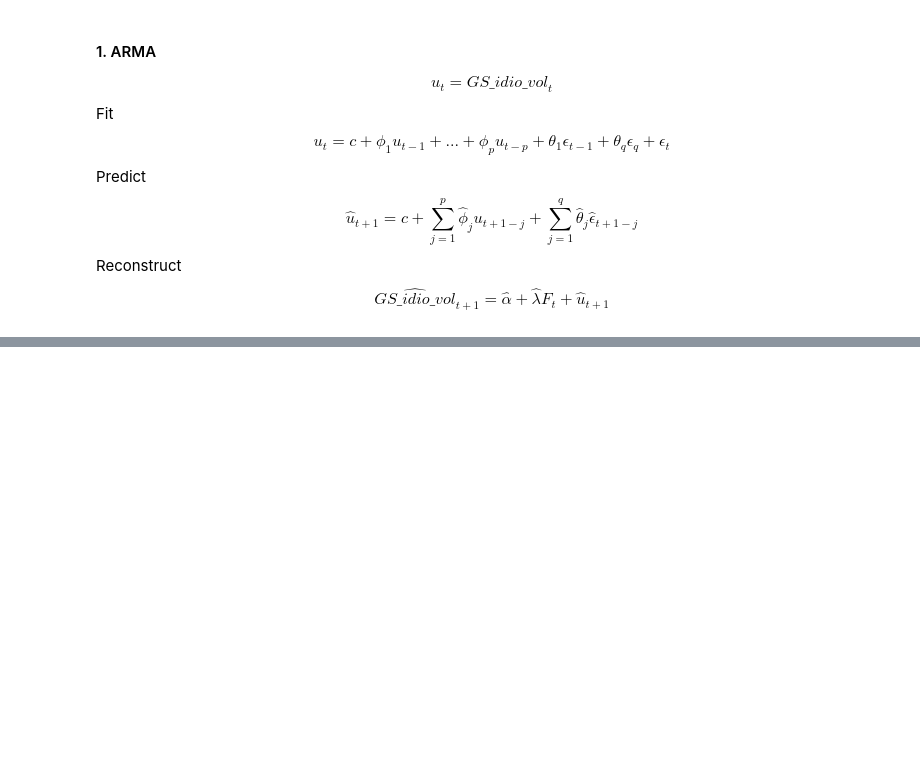
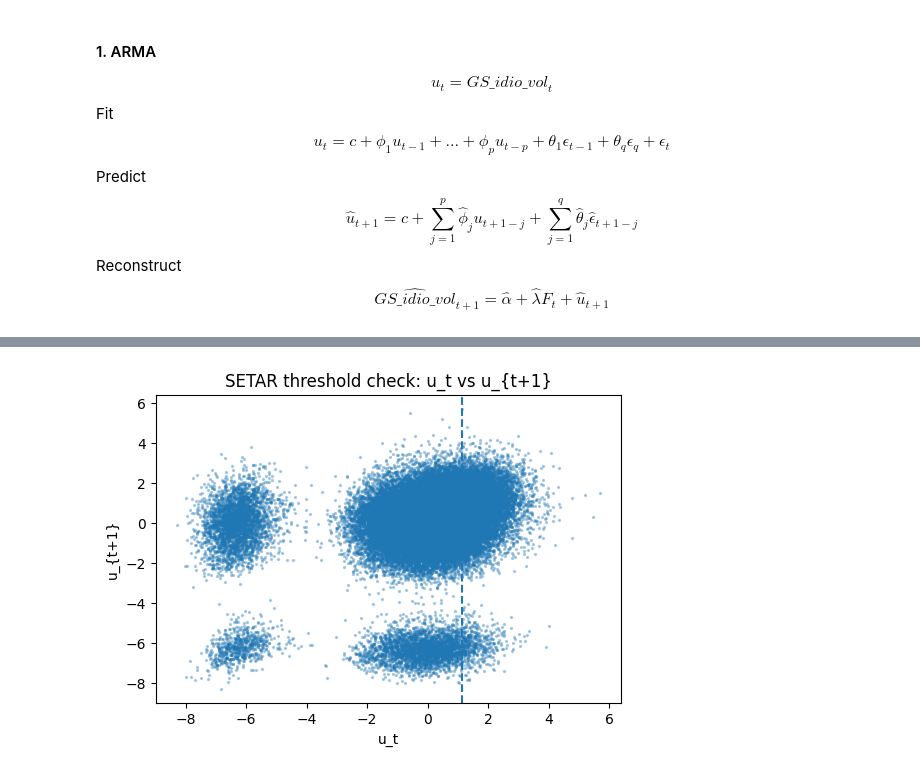
Before and after one commit to choijaewon959/Microstructure-driven-alpha-engine, a Jupyter notebook: analysis/volume_pred.ipynb, the cells around one changed output, grey strips where cells are left out. Saved outputs shown, nothing was run; the diff lists cells and outputs as text; code cells hidden in the pictures; blank space fills up the shorter version.

Commit message:
update setar

```diff
--- a/analysis/volume_pred.ipynb
+++ b/analysis/volume_pred.ipynb
@@ -316,0 +426,90 @@ $$\hat{GS\_idio\_vol}_{t+1} = \hat{\alpha} + \hat{\lambda}F_t + \hat{u}_{t+1}$$
+# %%
+from sklearn.metrics import r2_score, mean_absolute_error, mean_squared_error
+
+# Split train/test
+df_train = df_model.filter(pl.col("date") <= train_end)
+df_test = df_model.filter(pl.col("date") > train_end)
+
+# 1. Create SETAR target and lag features
+df_setar = (
+    df_model
+    .sort(["date", "ts"])
+    .with_columns([
+        pl.col("GS_idio_vol").shift(-1).over("date").alias("u_fwd1"),
+        pl.col("GS_idio_vol").shift(0).over("date").alias("u_lag0"),
+        pl.col("GS_idio_vol").shift(1).over("date").alias("u_lag1"),
+        pl.col("GS_idio_vol").shift(2).over("date").alias("u_lag2"),
+    ])
+    .drop_nulls()
+)
+
+train_setar = df_setar.filter(pl.col("date") <= train_end)
+test_setar = df_setar.filter(pl.col("date") > train_end)
+
+feature_cols = ["u_lag0", "u_lag1", "u_lag2"]
+target_col = "u_fwd1"
+
+# 2. Choose threshold using train only
+threshold = train_setar.select(
+    pl.col("u_lag0").quantile(0.80)
+).item()
+
+print("SETAR threshold:", threshold)
+
+# 3. Split train into low/high regimes
+train_low = train_setar.filter(pl.col("u_lag0") <= threshold)
+train_high = train_setar.filter(pl.col("u_lag0") > threshold)
+
+print("Low-regime n:", train_low.height)
+print("High-regime n:", train_high.height)
+
+# 4. Fit separate AR models for each regime
+low_model = LinearRegression()
+high_model = LinearRegression()
+
+low_model.fit(
+    train_low.select(feature_cols).to_numpy(),
+    train_low.select(target_col).to_numpy().ravel()
+)
+
+high_model.fit(
+    train_high.select(feature_cols).to_numpy(),
+    train_high.select(target_col).to_numpy().ravel()
+)
+
+print("Low-regime coefficients:", dict(zip(feature_cols, low_model.coef_)))
+print("High-regime coefficients:", dict(zip(feature_cols, high_model.coef_)))
+
+# 5. Predict test by regime
+X_test = test_setar.select(feature_cols).to_numpy()
+u_lag0_test = test_setar.select("u_lag0").to_numpy().ravel()
+u_true = test_setar.select(target_col).to_numpy().ravel()
+
+pred_low = low_model.predict(X_test)
+pred_high = high_model.predict(X_test)
+
+u_pred = np.where(
+    u_lag0_test <= threshold,
+    pred_low,
+    pred_high
+)
+
+# 6. Evaluate
+print("SETAR-style R2:", r2_score(u_true, u_pred))
+print("SETAR-style MAE:", mean_absolute_error(u_true, u_pred))
+print("SETAR-style MSE:", mean_squared_error(u_true, u_pred))
+
+# 7. Simple visual check
+plt.figure(figsize=(6, 4))
+plt.scatter(
+    train_setar.select("u_lag0").to_numpy().ravel(),
+    train_setar.select("u_fwd1").to_numpy().ravel(),
+    s=2,
+    alpha=0.3
+)
+plt.axvline(threshold, linestyle="--")
+plt.title("SETAR threshold check: u_t vs u_{t+1}")
+plt.xlabel("u_t")
+plt.ylabel("u_{t+1}")
+plt.show()
+# %% [output]
@@ -316,0 +524 @@ $$\hat{GS\_idio\_vol}_{t+1} = \hat{\alpha} + \hat{\lambda}F_t + \hat{u}_{t+1}$$
+[figure, added]
```
Also changed, not shown: parts of 12 cells of this notebook.
